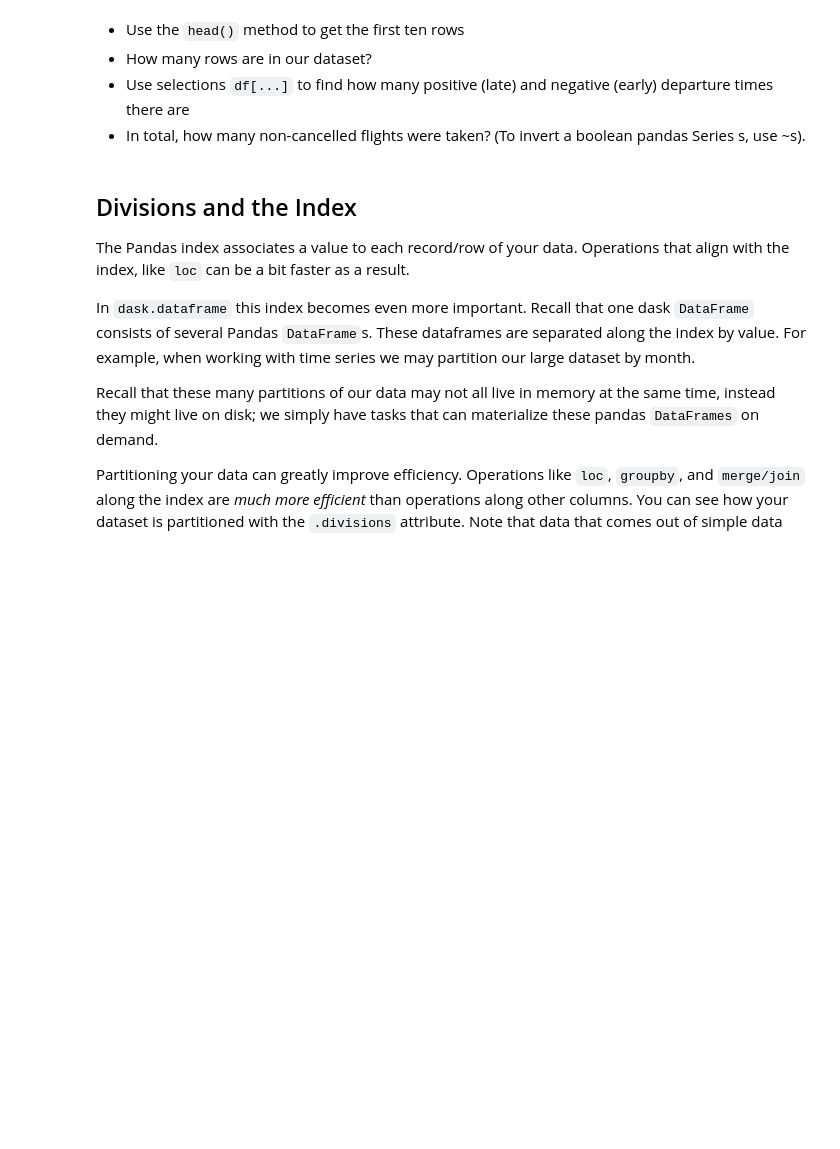
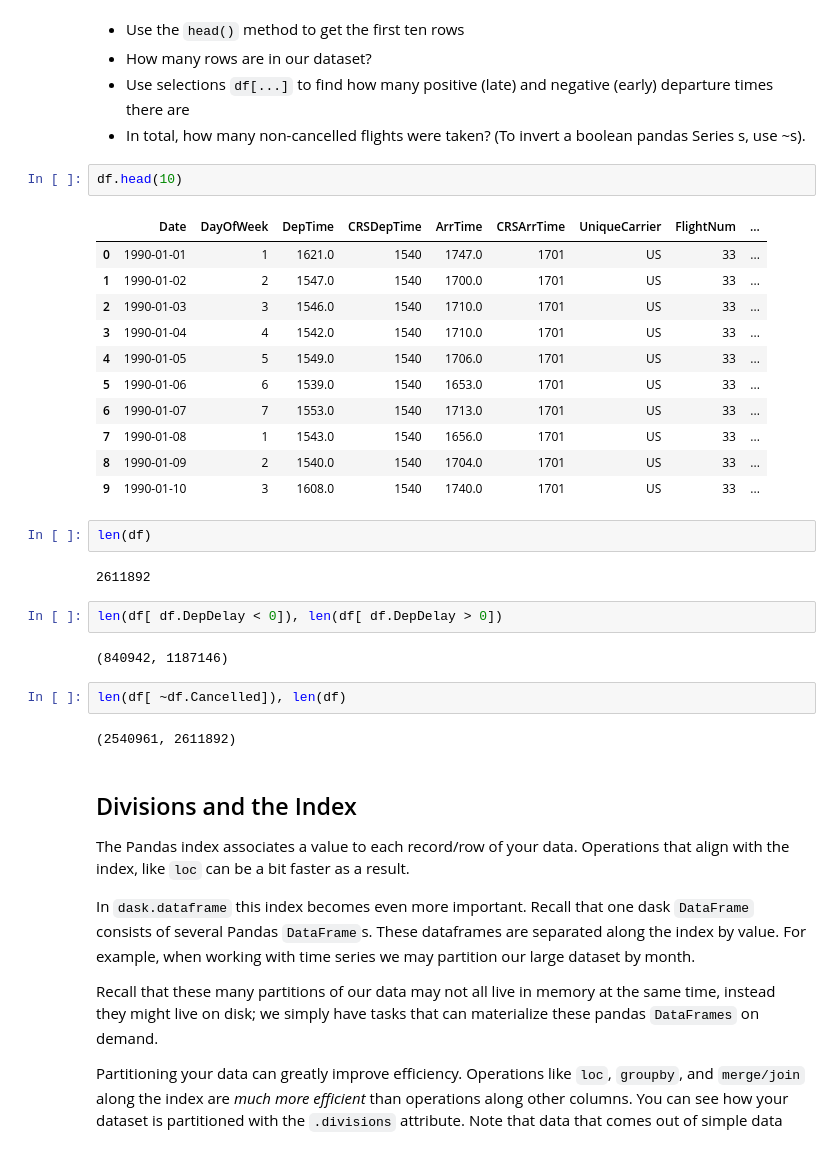
Before and after one commit to pnavaro/big-data, a Jupyter notebook: notebooks/16-DaskDataframes.ipynb, the cells around one changed output. Drawn from its saved outputs; the diff is of its cells as text; blank space fills up the shorter version.

```diff
--- a/notebooks/16-DaskDataframes.ipynb
+++ b/notebooks/16-DaskDataframes.ipynb
@@ -304,6 +304,32 @@ If you don't remember how to use pandas.  Please read [pandas documentation](htt
 - How many rows are in our dataset?
 - Use selections `df[...]` to find how many positive (late) and negative (early) departure times there are
 - In total, how many non-cancelled flights were taken? (To invert a boolean pandas Series s, use ~s).
+# %%
+df.head(10)
+# %% [output]
+|  | Date | DayOfWeek | DepTime | CRSDepTime | ArrTime | CRSArrTime | UniqueCarrier | FlightNum | ... |
+| 0 | 1990-01-01 | 1 | 1621.0 | 1540 | 1747.0 | 1701 | US | 33 | ... |
+| 1 | 1990-01-02 | 2 | 1547.0 | 1540 | 1700.0 | 1701 | US | 33 | ... |
+| 2 | 1990-01-03 | 3 | 1546.0 | 1540 | 1710.0 | 1701 | US | 33 | ... |
+| 3 | 1990-01-04 | 4 | 1542.0 | 1540 | 1710.0 | 1701 | US | 33 | ... |
+| 4 | 1990-01-05 | 5 | 1549.0 | 1540 | 1706.0 | 1701 | US | 33 | ... |
+| 5 | 1990-01-06 | 6 | 1539.0 | 1540 | 1653.0 | 1701 | US | 33 | ... |
+| 6 | 1990-01-07 | 7 | 1553.0 | 1540 | 1713.0 | 1701 | US | 33 | ... |
+| 7 | 1990-01-08 | 1 | 1543.0 | 1540 | 1656.0 | 1701 | US | 33 | ... |
+| 8 | 1990-01-09 | 2 | 1540.0 | 1540 | 1704.0 | 1701 | US | 33 | ... |
+| 9 | 1990-01-10 | 3 | 1608.0 | 1540 | 1740.0 | 1701 | US | 33 | ... |
+# %%
+len(df)
+# %% [output]
+2611892
+# %%
+len(df[ df.DepDelay < 0]), len(df[ df.DepDelay > 0])
+# %% [output]
+(840942, 1187146)
+# %%
+len(df[ ~df.Cancelled]), len(df)
+# %% [output]
+(2540961, 2611892)
 # %% [markdown]
 Divisions and the Index
 ---------------------------
```
Also changed, not shown: parts of 13 cells of this notebook, 1 other file.
